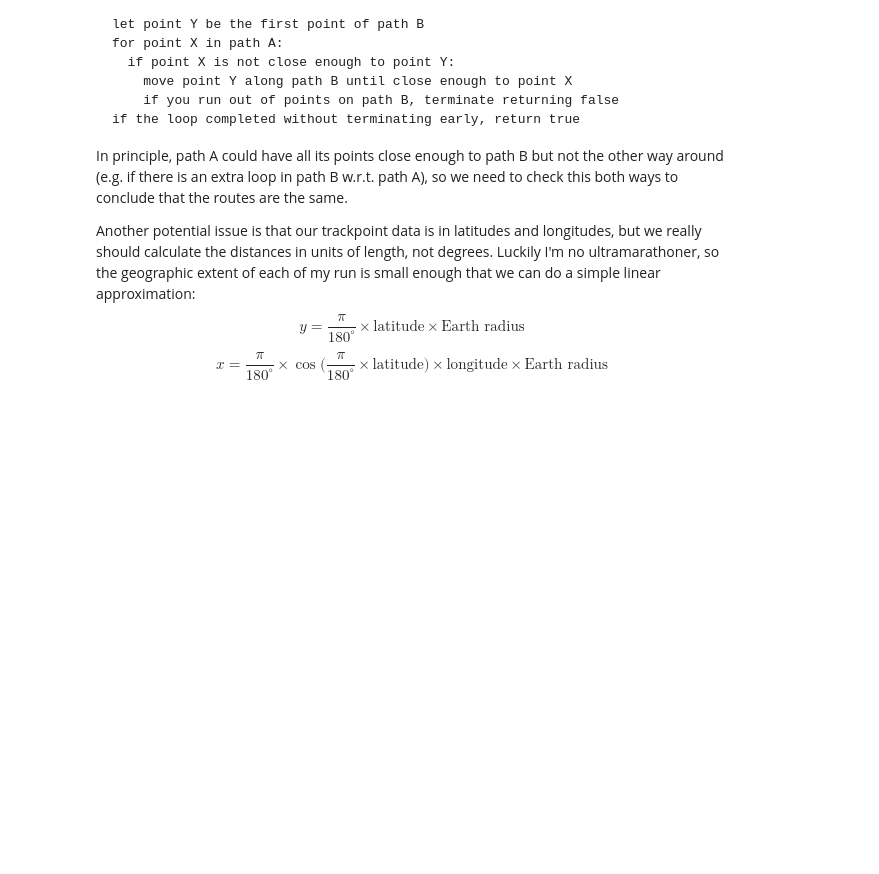
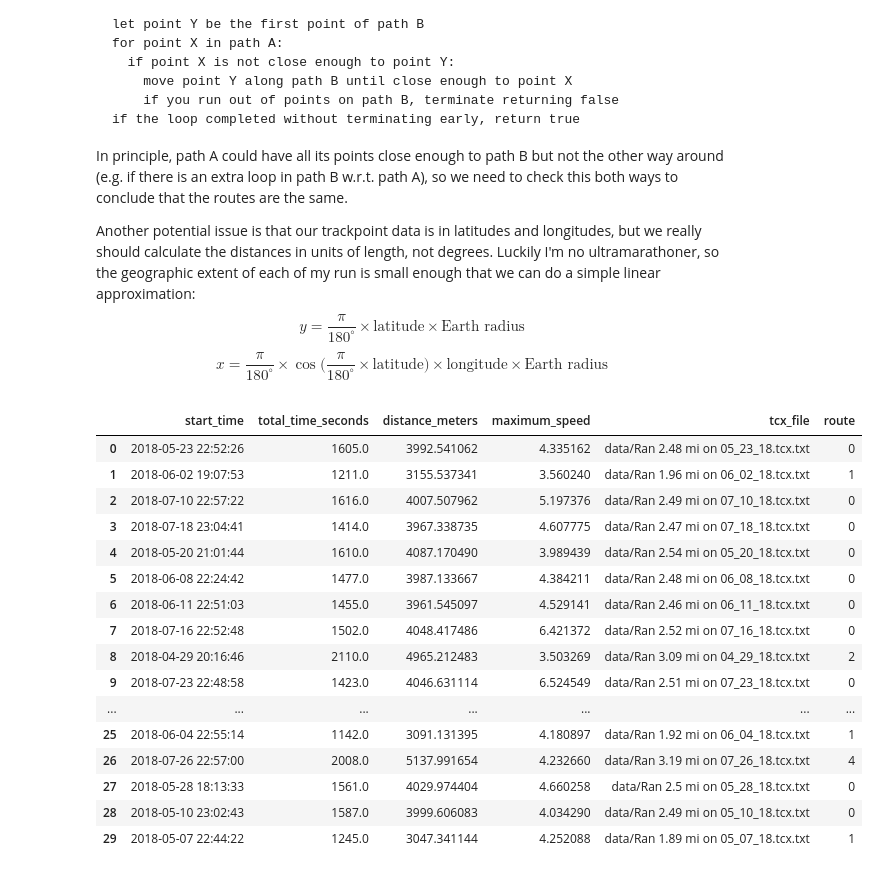
Before and after one commit to mikamustonen/jogging, a Jupyter notebook: jogging-data-analysis.ipynb, the cells around one changed output. Saved outputs shown, nothing was run; the diff lists cells and outputs as text; code cells hidden in the pictures; blank space fills up the shorter version.

Commit message:
Added a section on route classification into the notebook.

```diff
--- a/jogging-data-analysis.ipynb
+++ b/jogging-data-analysis.ipynb
@@ -164,0 +209,52 @@ $$
+# %%
+# Find unique routes on the set of workouts
+def classify_routes(workouts, tolerance=100):
+    """Classifies the routes on the workouts.
+
+    Returns a list of unique routes and a Series object with classified routes.
+    """
+
+    NOT_FOUND = -1
+    unique_routes = []
+    route_index = pd.Series(index=workouts.index, dtype='int')
+
+    for key, workout in workouts.iterrows():
+        run = read_run_trackpoints(workout['tcx_file'])
+        lat, lon = run['latitude'].values, run['longitude'].values
+        index = NOT_FOUND
+
+        if unique_routes:
+            for i_route, (lat2, lon2) in enumerate(unique_routes):
+                if are_routes_same(lat, lon, lat2, lon2, tolerance):
+                    index = i_route
+                    break
+
+        if index == NOT_FOUND:
+            index = len(unique_routes)
+            unique_routes.append( (lat, lon) )
+
+        route_index[key] = index
+
+    return unique_routes, route_index
+# %%
+routes, route_index = classify_routes(runs, 100)
+runs['route'] = route_index
+runs
+# %% [output]
+|  | start_time | total_time_seconds | distance_meters | maximum_speed | tcx_file | route |
+| 0 | 2018-05-23 22:52:26 | 1605.0 | 3992.541062 | 4.335162 | data/Ran 2.48 mi on 05_23_18.tcx.txt | 0 |
+| 1 | 2018-06-02 19:07:53 | 1211.0 | 3155.537341 | 3.560240 | data/Ran 1.96 mi on 06_02_18.tcx.txt | 1 |
+| 2 | 2018-07-10 22:57:22 | 1616.0 | 4007.507962 | 5.197376 | data/Ran 2.49 mi on 07_10_18.tcx.txt | 0 |
+| 3 | 2018-07-18 23:04:41 | 1414.0 | 3967.338735 | 4.607775 | data/Ran 2.47 mi on 07_18_18.tcx.txt | 0 |
+| 4 | 2018-05-20 21:01:44 | 1610.0 | 4087.170490 | 3.989439 | data/Ran 2.54 mi on 05_20_18.tcx.txt | 0 |
+| 5 | 2018-06-08 22:24:42 | 1477.0 | 3987.133667 | 4.384211 | data/Ran 2.48 mi on 06_08_18.tcx.txt | 0 |
+| 6 | 2018-06-11 22:51:03 | 1455.0 | 3961.545097 | 4.529141 | data/Ran 2.46 mi on 06_11_18.tcx.txt | 0 |
+| 7 | 2018-07-16 22:52:48 | 1502.0 | 4048.417486 | 6.421372 | data/Ran 2.52 mi on 07_16_18.tcx.txt | 0 |
+| 8 | 2018-04-29 20:16:46 | 2110.0 | 4965.212483 | 3.503269 | data/Ran 3.09 mi on 04_29_18.tcx.txt | 2 |
+| 9 | 2018-07-23 22:48:58 | 1423.0 | 4046.631114 | 6.524549 | data/Ran 2.51 mi on 07_23_18.tcx.txt | 0 |
+| ... | ... | ... | ... | ... | ... | ... |
+| 25 | 2018-06-04 22:55:14 | 1142.0 | 3091.131395 | 4.180897 | data/Ran 1.92 mi on 06_04_18.tcx.txt | 1 |
+| 26 | 2018-07-26 22:57:00 | 2008.0 | 5137.991654 | 4.232660 | data/Ran 3.19 mi on 07_26_18.tcx.txt | 4 |
+| 27 | 2018-05-28 18:13:33 | 1561.0 | 4029.974404 | 4.660258 | data/Ran 2.5 mi on 05_28_18.tcx.txt | 0 |
+| 28 | 2018-05-10 23:02:43 | 1587.0 | 3999.606083 | 4.034290 | data/Ran 2.49 mi on 05_10_18.tcx.txt | 0 |
+| 29 | 2018-05-07 22:44:22 | 1245.0 | 3047.341144 | 4.252088 | data/Ran 1.89 mi on 05_07_18.tcx.txt | 1 |
```
Also changed, not shown: parts of 3 cells of this notebook.
